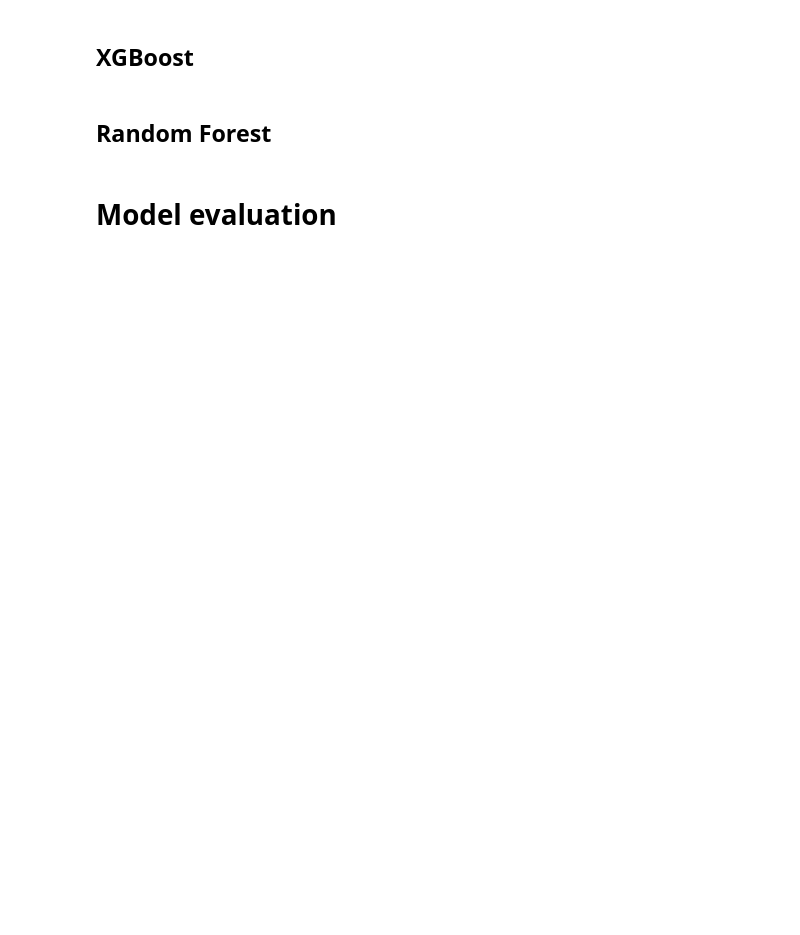
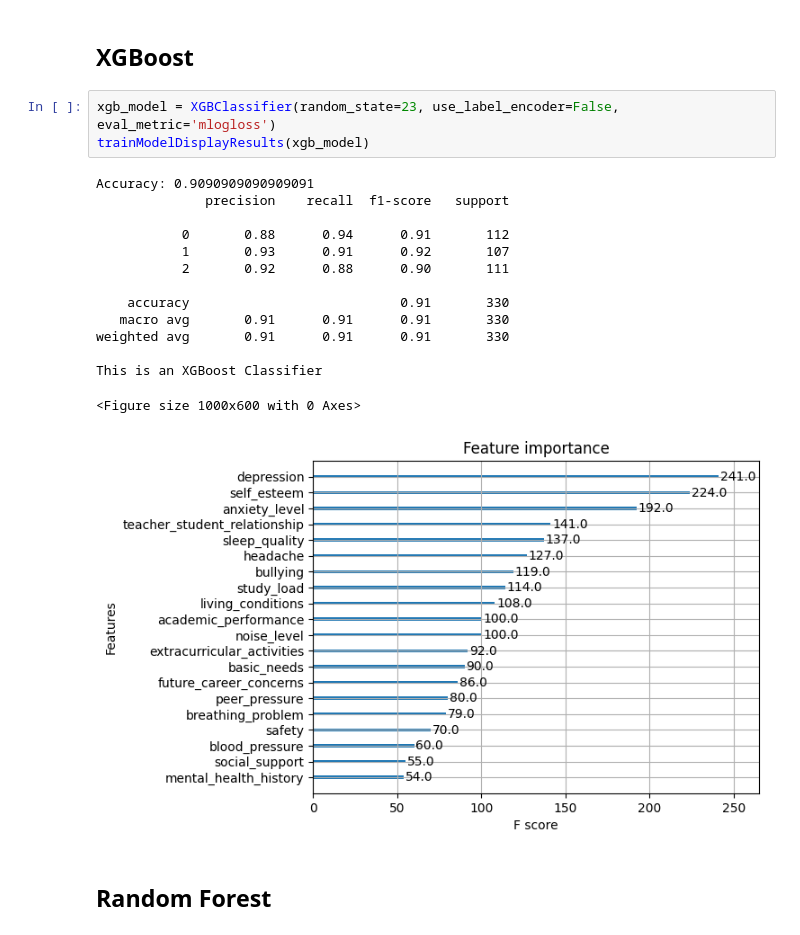
Before and after one commit to 0xRobinman/Kaggle-notebooks, a Jupyter notebook: Student_stress.ipynb, the cells around one changed output. Drawn from its saved outputs; the diff is of its cells as text; blank space fills up the shorter version.

```diff
--- a/Student_stress.ipynb
+++ b/Student_stress.ipynb
@@ -155,6 +133,22 @@ weighted avg       0.89      0.89      0.89       330
 # %% [markdown]
 ## XGBoost
+# %%
+xgb_model = XGBClassifier(random_state=23, use_label_encoder=False, eval_metric='mlogloss')
+trainModelDisplayResults(xgb_model)
+# %% [output]
+Accuracy: 0.9090909090909091
+              precision    recall  f1-score   support
+
+           0       0.88      0.94      0.91       112
+           1       0.93      0.91      0.92       107
+           2       0.92      0.88      0.90       111
+
+    accuracy                           0.91       330
+   macro avg       0.91      0.91      0.91       330
+weighted avg       0.91      0.91      0.91       330
+
+This is an XGBoost Classifier
+<Figure size 1000x600 with 0 Axes>
+[figure, added]
 # %% [markdown]
 ## Random Forest
-# %% [markdown]
-# Model evaluation
```
Also changed, not shown: parts of 11 cells of this notebook.
